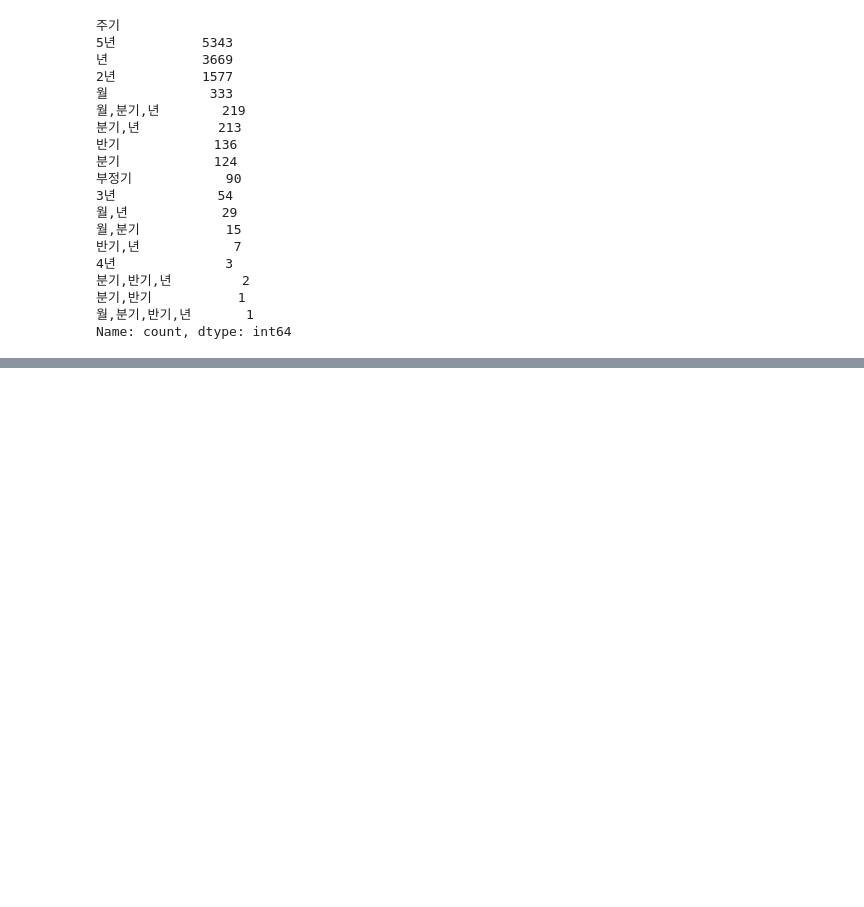
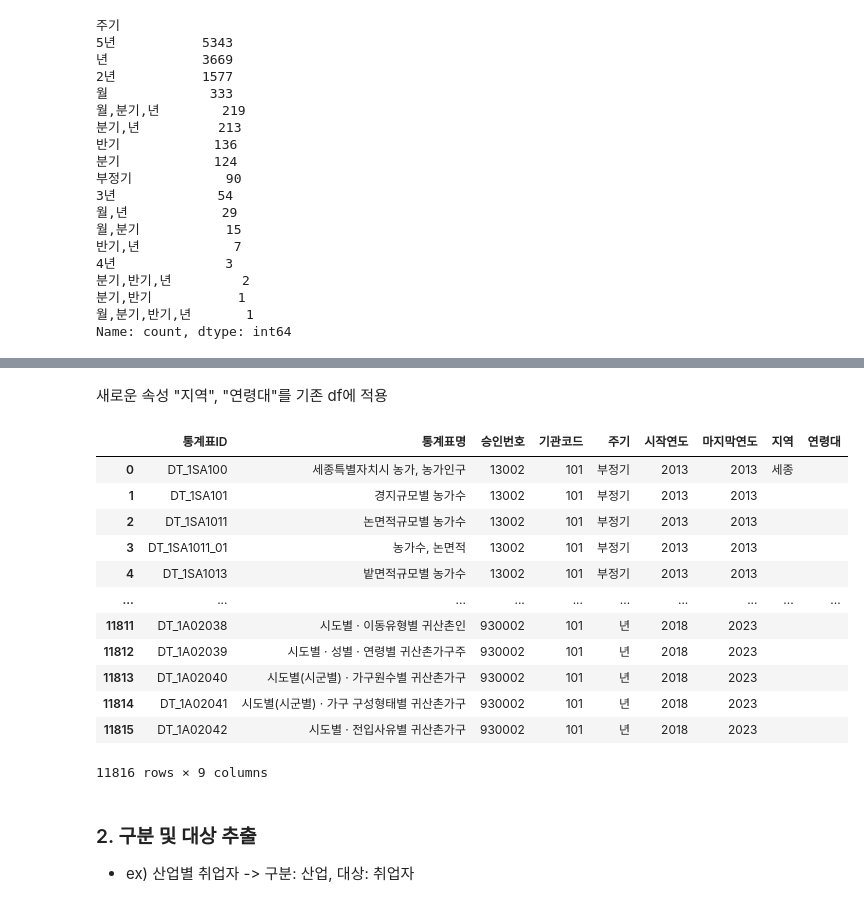
Before and after one commit to Tikkeulmoatikkeul/Cos-kobot_enhancement_research, a Jupyter notebook: node_table.ipynb, the cells around one changed output, grey strips where cells are left out. Saved outputs shown, nothing was run; the diff lists cells and outputs as text; code cells hidden in the pictures; blank space fills up the shorter version.

Commit message:
table node update

```diff
--- a/node_table.ipynb
+++ b/node_table.ipynb
@@ -58,0 +326,14 @@ Name: count, dtype: int64
+# %%
+import re
+from collections import Counter
+
+age_pattern = r"\d{1,3}세\s?(?:이상|이하|미만|초과)"
+
+text = " ".join(df_table["통계표명"].astype(str))
+matches = re.findall(age_pattern, text)
+full_bases = {re.match(r"\d{1,3}세", m).group() for m in matches}
+counted_full = Counter(matches)
+
+# 출력
+for k, v in counted_full.most_common():
+    print(f"{k}: {v}회")
@@ -58,0 +396,7 @@ Name: count, dtype: int64
+# %%
+# 빈 괄호 또는 괄호 안에 문자열이 하나만 있는 경우 삭제
+
+def remove_parentheses(text):
+    return re.sub(r"\([^)]{0,1}\)", "", text)
+
+df_table_name["cleaning3"] = df_table_name["cleaning3"].astype(str).apply(remove_parentheses)
@@ -58,0 +426,18 @@ Name: count, dtype: int64
+# %%
+import re
+
+pattern = (
+    r"(주된\s?응답|복수\s?응답|단일\s?응답|다중\s?응답|미응답|무응답),?\s?"  # 응답 유형 제거
+    r"|"
+    r"\([^\s)]{1,3}분류\)"                       # 괄호 안 글자 최대 3자 + 분류 제거
+    r"|"
+    r"(\(전체\),|-\s?전체|\(전국\),|-\s?전국)"     # 전체/전국 단어 제거
+)
+
+def remove_terms(text):
+    return re.sub(pattern, "", text)
+
+df_table_name["cleaning4"] = df_table_name["cleaning3"].astype(str).apply(remove_terms)
+# %%
+# 괄호 제거
+df_table_name["cleaning4"] = df_table_name["cleaning4"].astype(str).apply(remove_parentheses)
@@ -58,0 +463,24 @@ Name: count, dtype: int64
+# %% [markdown]
+새로운 속성 "지역", "연령대"를 기존 df에 적용
+# %%
+df_table["지역"]=df_table_name["지역"]
+df_table["연령대"]=df_table_name["연령대"]
+
+df_table
+# %% [output]
+|  | 통계표ID | 통계표명 | 승인번호 | 기관코드 | 주기 | 시작연도 | 마지막연도 | 지역 | 연령대 |
+| 0 | DT_1SA100 | 세종특별자치시 농가, 농가인구 | 13002 | 101 | 부정기 | 2013 | 2013 | 세종 |  |
+| 1 | DT_1SA101 | 경지규모별 농가수 | 13002 | 101 | 부정기 | 2013 | 2013 |  |  |
+| 2 | DT_1SA1011 | 논면적규모별 농가수 | 13002 | 101 | 부정기 | 2013 | 2013 |  |  |
+| 3 | DT_1SA1011_01 | 농가수, 논면적 | 13002 | 101 | 부정기 | 2013 | 2013 |  |  |
+| 4 | DT_1SA1013 | 밭면적규모별 농가수 | 13002 | 101 | 부정기 | 2013 | 2013 |  |  |
+| ... | ... | ... | ... | ... | ... | ... | ... | ... | ... |
+| 11811 | DT_1A02038 | 시도별 · 이동유형별 귀산촌인 | 930002 | 101 | 년 | 2018 | 2023 |  |  |
+| 11812 | DT_1A02039 | 시도별 · 성별 · 연령별 귀산촌가구주 | 930002 | 101 | 년 | 2018 | 2023 |  |  |
+| 11813 | DT_1A02040 | 시도별(시군별) · 가구원수별 귀산촌가구 | 930002 | 101 | 년 | 2018 | 2023 |  |  |
+| 11814 | DT_1A02041 | 시도별(시군별) · 가구 구성형태별 귀산촌가구 | 930002 | 101 | 년 | 2018 | 2023 |  |  |
+| 11815 | DT_1A02042 | 시도별 · 전입사유별 귀산촌가구 | 930002 | 101 | 년 | 2018 | 2023 |  |  |
+11816 rows × 9 columns
+# %% [markdown]
+### 2. 구분 및 대상 추출
+- ex) 산업별 취업자 -> 구분: 산업, 대상: 취업자
```
Also changed, not shown: parts of 31 cells of this notebook, 5 other files.
